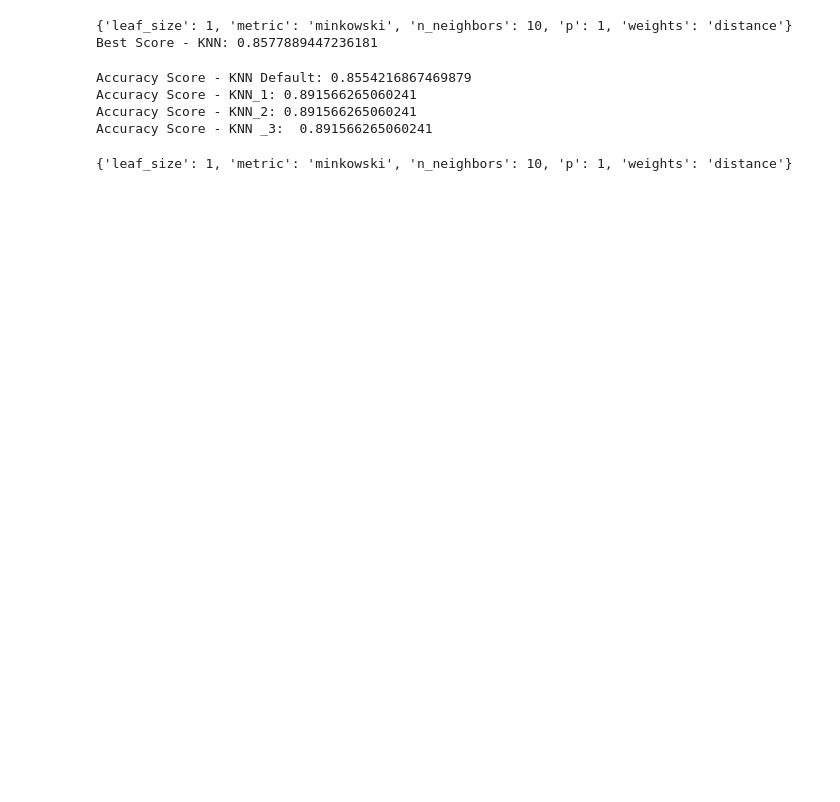
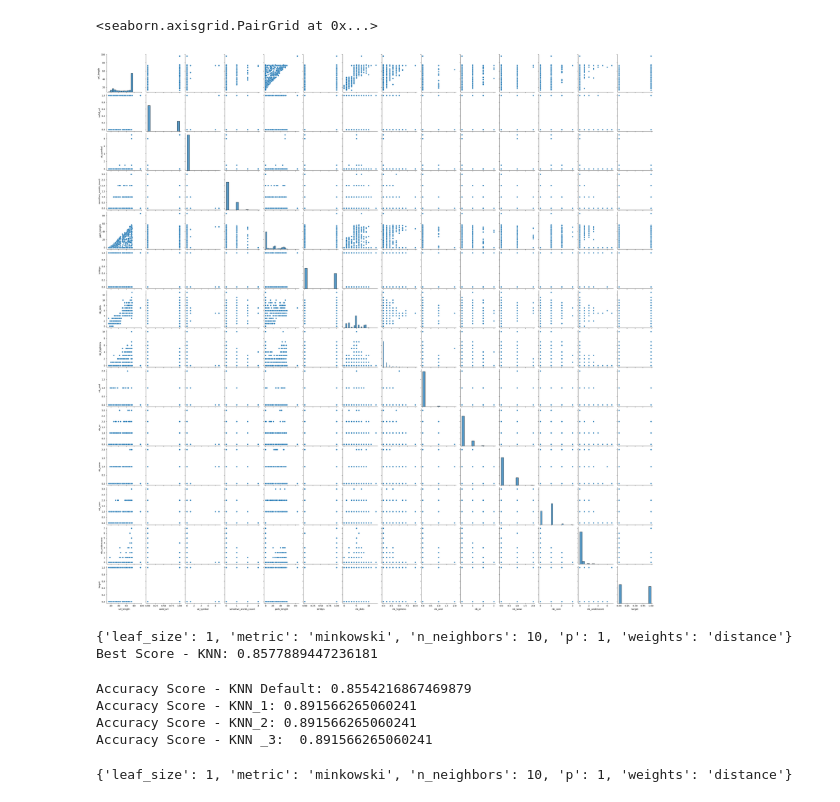
Before and after one commit to Levi-Hutchins/ProjectPrepML, a Jupyter notebook: PhishGuard.ipynb, the cells around one changed output. Saved outputs shown, nothing was run; the diff lists cells and outputs as text; code cells hidden in the pictures; blank space fills up the shorter version.

```diff
--- a/PhishGuard.ipynb
+++ b/PhishGuard.ipynb
@@ -19 +19,11 @@ from sklearn.preprocessing import StandardScaler
+# %%
+df = shuffle(pd.read_csv("./datasets/phish_guard.csv"))
+
+df.head
+df.info
+
+sns.pairplot(df,palette='Dark2')
+# %% [output]
+<seaborn.axisgrid.PairGrid at 0x...>
+[figure, added]
 # %%
```
Also changed, not shown: parts of 8 cells of this notebook.
